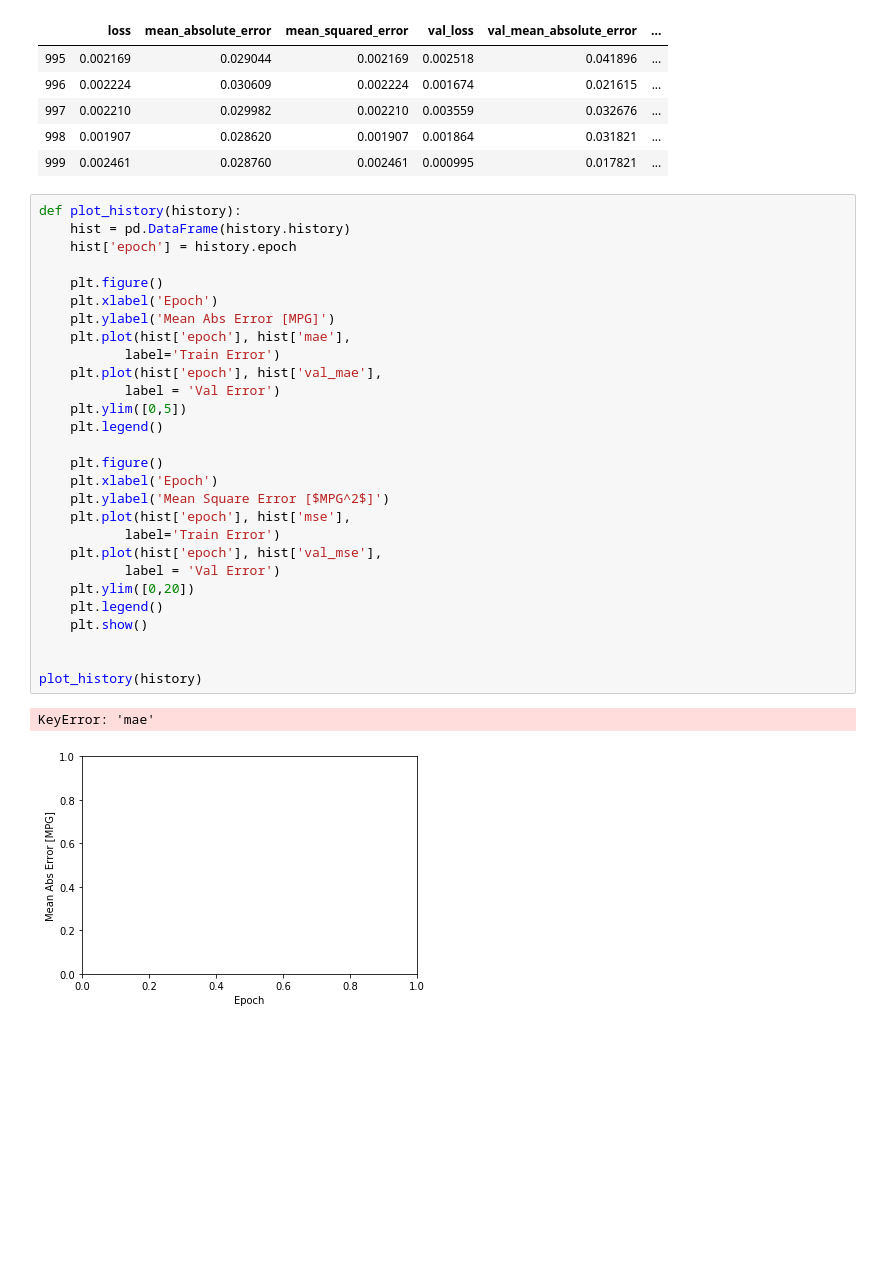
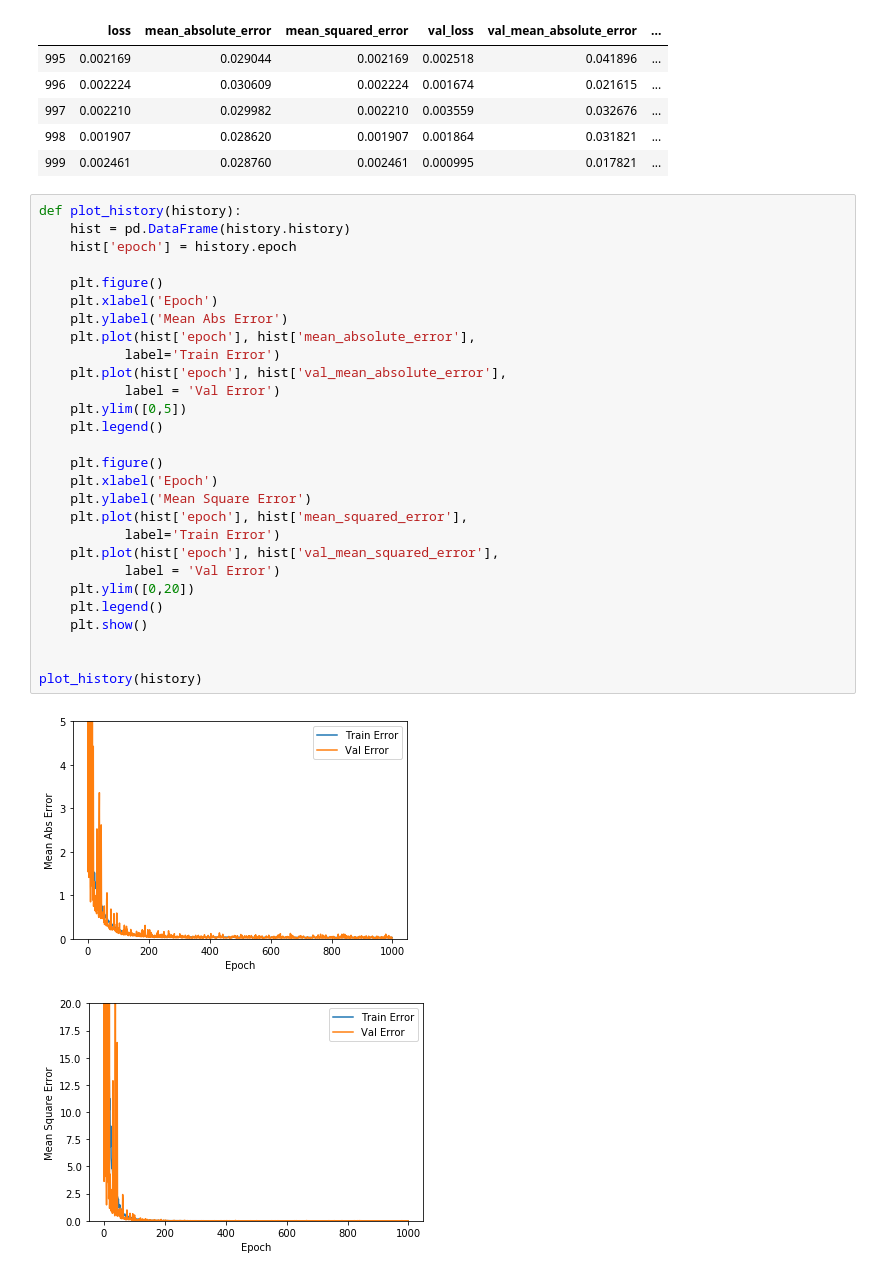
Before and after one commit to Mithras44/Airbnb_analysis, a Jupyter notebook: 7_Data_Modeling.ipynb, the cells around one changed output. Drawn from its saved outputs; the diff is of its cells as text; blank space fills up the shorter version.

Commit message:
clean N7 graph

```diff
--- a/7_Data_Modeling.ipynb
+++ b/7_Data_Modeling.ipynb
@@ -146,31 +146,31 @@ hist.tail()
 # %%
 def plot_history(history):
     hist = pd.DataFrame(history.history)
     hist['epoch'] = history.epoch
 
     plt.figure()
     plt.xlabel('Epoch')
-    plt.ylabel('Mean Abs Error [MPG]')
-    plt.plot(hist['epoch'], hist['mae'],
+    plt.ylabel('Mean Abs Error')
+    plt.plot(hist['epoch'], hist['mean_absolute_error'],
            label='Train Error')
-    plt.plot(hist['epoch'], hist['val_mae'],
+    plt.plot(hist['epoch'], hist['val_mean_absolute_error'],
            label = 'Val Error')
     plt.ylim([0,5])
     plt.legend()
 
     plt.figure()
     plt.xlabel('Epoch')
-    plt.ylabel('Mean Square Error [$MPG^2$]')
-    plt.plot(hist['epoch'], hist['mse'],
+    plt.ylabel('Mean Square Error')
+    plt.plot(hist['epoch'], hist['mean_squared_error'],
            label='Train Error')
-    plt.plot(hist['epoch'], hist['val_mse'],
+    plt.plot(hist['epoch'], hist['val_mean_squared_error'],
            label = 'Val Error')
     plt.ylim([0,20])
     plt.legend()
     plt.show()
 
 
 plot_history(history)
 # %% [output]
-KeyError: 'mae'
-[figure, old version]
+[figure, new version]
+[figure, added]
```
